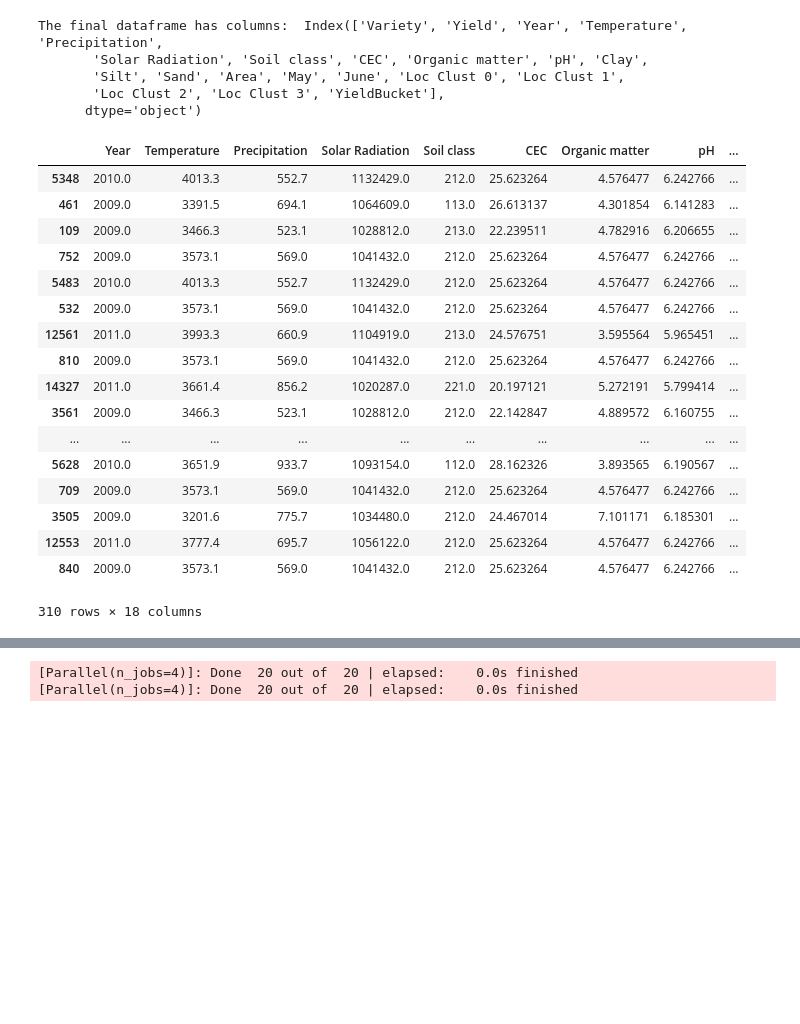
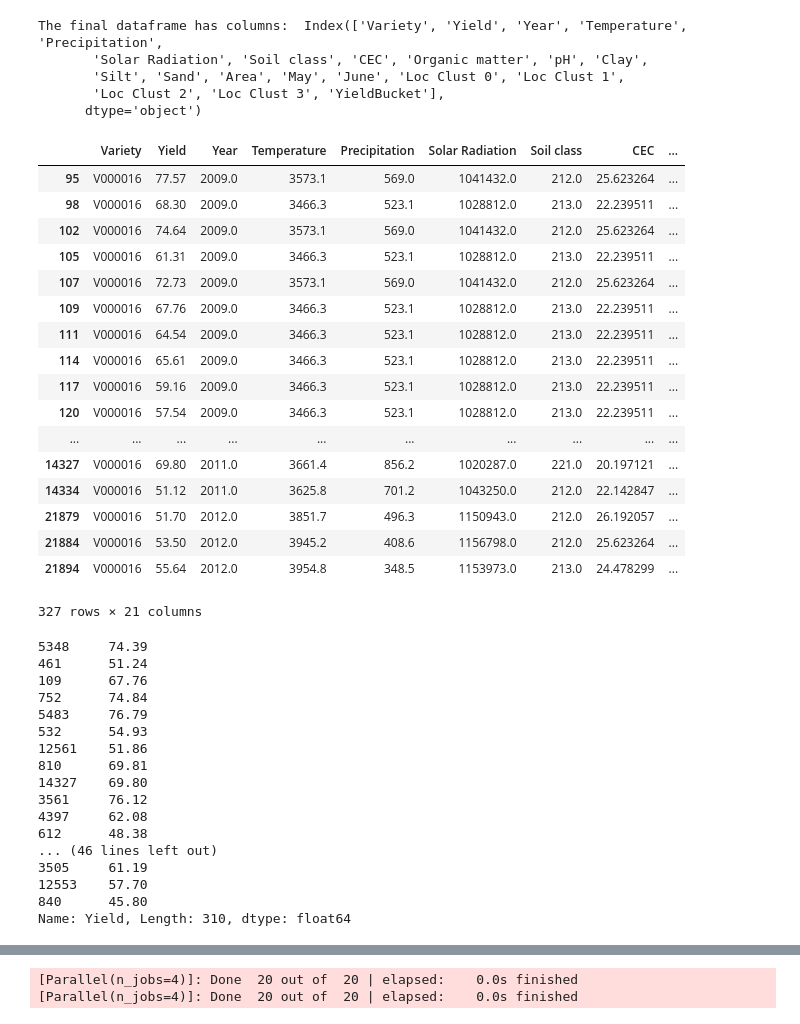
Before and after one commit to rkhaled98/Syngenta-Yield-Prediction, a Jupyter notebook: Syngenta_yield_prediction_used_modules.ipynb, the cells around one changed output, grey strips where cells are left out. Cells and saved outputs as stored; diff of their text form; code cells hidden in the pictures; blank space fills up the shorter version.

```diff
--- a/Syngenta_yield_prediction_used_modules.ipynb
+++ b/Syngenta_yield_prediction_used_modules.ipynb
@@ -143,6 +143,27 @@ for col in df.columns:
 
 UNIQUE_VARIETIES = np.unique(df.Variety)
 df_dict = {variety: df.loc[df.Variety == variety] for variety in UNIQUE_VARIETIES}
+# %%
+df_dict['V000016']
+# %% [output]
+|  | Variety | Yield | Year | Temperature | Precipitation | Solar Radiation | Soil class | CEC | ... |
+| 95 | V000016 | 77.57 | 2009.0 | 3573.1 | 569.0 | 1041432.0 | 212.0 | 25.623264 | ... |
+| 98 | V000016 | 68.30 | 2009.0 | 3466.3 | 523.1 | 1028812.0 | 213.0 | 22.239511 | ... |
+| 102 | V000016 | 74.64 | 2009.0 | 3573.1 | 569.0 | 1041432.0 | 212.0 | 25.623264 | ... |
+| 105 | V000016 | 61.31 | 2009.0 | 3466.3 | 523.1 | 1028812.0 | 213.0 | 22.239511 | ... |
+| 107 | V000016 | 72.73 | 2009.0 | 3573.1 | 569.0 | 1041432.0 | 212.0 | 25.623264 | ... |
+| 109 | V000016 | 67.76 | 2009.0 | 3466.3 | 523.1 | 1028812.0 | 213.0 | 22.239511 | ... |
+| 111 | V000016 | 64.54 | 2009.0 | 3466.3 | 523.1 | 1028812.0 | 213.0 | 22.239511 | ... |
+| 114 | V000016 | 65.61 | 2009.0 | 3466.3 | 523.1 | 1028812.0 | 213.0 | 22.239511 | ... |
+| 117 | V000016 | 59.16 | 2009.0 | 3466.3 | 523.1 | 1028812.0 | 213.0 | 22.239511 | ... |
+| 120 | V000016 | 57.54 | 2009.0 | 3466.3 | 523.1 | 1028812.0 | 213.0 | 22.239511 | ... |
+| ... | ... | ... | ... | ... | ... | ... | ... | ... | ... |
+| 14327 | V000016 | 69.80 | 2011.0 | 3661.4 | 856.2 | 1020287.0 | 221.0 | 20.197121 | ... |
+| 14334 | V000016 | 51.12 | 2011.0 | 3625.8 | 701.2 | 1043250.0 | 212.0 | 22.142847 | ... |
+| 21879 | V000016 | 51.70 | 2012.0 | 3851.7 | 496.3 | 1150943.0 | 212.0 | 26.192057 | ... |
+| 21884 | V000016 | 53.50 | 2012.0 | 3945.2 | 408.6 | 1156798.0 | 212.0 | 25.623264 | ... |
+| 21894 | V000016 | 55.64 | 2012.0 | 3954.8 | 348.5 | 1153973.0 | 213.0 | 24.478299 | ... |
+327 rows × 21 columns
 # %%
 from sklearn.model_selection import train_test_split
 
@@ -172,26 +193,25 @@ def cross_validation_split(data):
 
 X_train_dict, X_test_dict, y_train_dict, y_test_dict = cross_validation_split(df_dict)
 # %%
-X_train_dict['V000016']
+y_train_dict['V000016']
 # %% [output]
-|  | Year | Temperature | Precipitation | Solar Radiation | Soil class | CEC | Organic matter | pH | ... |
-| 5348 | 2010.0 | 4013.3 | 552.7 | 1132429.0 | 212.0 | 25.623264 | 4.576477 | 6.242766 | ... |
-| 461 | 2009.0 | 3391.5 | 694.1 | 1064609.0 | 113.0 | 26.613137 | 4.301854 | 6.141283 | ... |
-| 109 | 2009.0 | 3466.3 | 523.1 | 1028812.0 | 213.0 | 22.239511 | 4.782916 | 6.206655 | ... |
-| 752 | 2009.0 | 3573.1 | 569.0 | 1041432.0 | 212.0 | 25.623264 | 4.576477 | 6.242766 | ... |
-| 5483 | 2010.0 | 4013.3 | 552.7 | 1132429.0 | 212.0 | 25.623264 | 4.576477 | 6.242766 | ... |
-| 532 | 2009.0 | 3573.1 | 569.0 | 1041432.0 | 212.0 | 25.623264 | 4.576477 | 6.242766 | ... |
-| 12561 | 2011.0 | 3993.3 | 660.9 | 1104919.0 | 213.0 | 24.576751 | 3.595564 | 5.965451 | ... |
-| 810 | 2009.0 | 3573.1 | 569.0 | 1041432.0 | 212.0 | 25.623264 | 4.576477 | 6.242766 | ... |
-| 14327 | 2011.0 | 3661.4 | 856.2 | 1020287.0 | 221.0 | 20.197121 | 5.272191 | 5.799414 | ... |
-| 3561 | 2009.0 | 3466.3 | 523.1 | 1028812.0 | 212.0 | 22.142847 | 4.889572 | 6.160755 | ... |
-| ... | ... | ... | ... | ... | ... | ... | ... | ... | ... |
-| 5628 | 2010.0 | 3651.9 | 933.7 | 1093154.0 | 112.0 | 28.162326 | 3.893565 | 6.190567 | ... |
-| 709 | 2009.0 | 3573.1 | 569.0 | 1041432.0 | 212.0 | 25.623264 | 4.576477 | 6.242766 | ... |
-| 3505 | 2009.0 | 3201.6 | 775.7 | 1034480.0 | 212.0 | 24.467014 | 7.101171 | 6.185301 | ... |
-| 12553 | 2011.0 | 3777.4 | 695.7 | 1056122.0 | 212.0 | 25.623264 | 4.576477 | 6.242766 | ... |
-| 840 | 2009.0 | 3573.1 | 569.0 | 1041432.0 | 212.0 | 25.623264 | 4.576477 | 6.242766 | ... |
-310 rows × 18 columns
+5348     74.39
+461      51.24
+109      67.76
+752      74.84
+5483     76.79
+532      54.93
+12561    51.86
+810      69.81
+14327    69.80
+3561     76.12
+4397     62.08
+612      48.38
+... (46 lines left out)
+3505     61.19
+12553    57.70
+840      45.80
+Name: Yield, Length: 310, dtype: float64
 # %%
 # TRAIN AND TEST SPLIT# TRAIN AND TEST SPLIT# TRAIN AND TEST SPLIT
 # TRAIN AND TEST SPLIT# TRAIN AND TEST SPLIT# TRAIN AND TEST SPLIT
```
Also changed, not shown: parts of 2 cells of this notebook.
